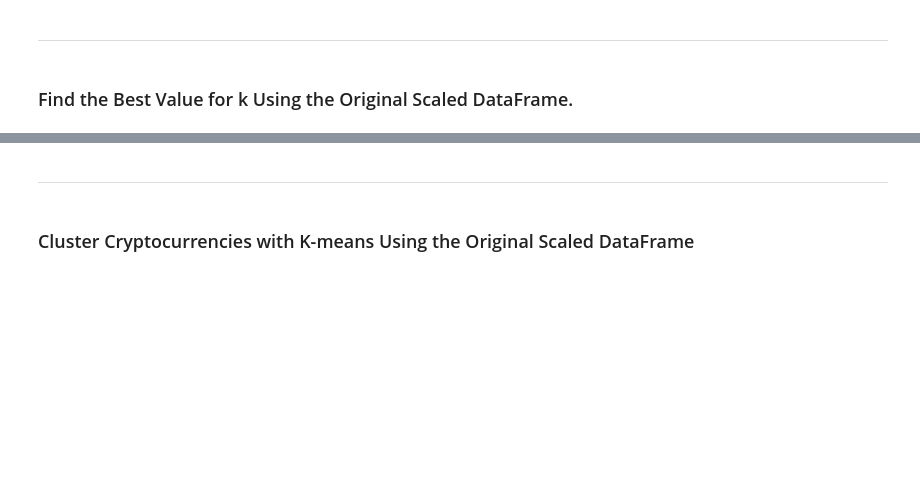
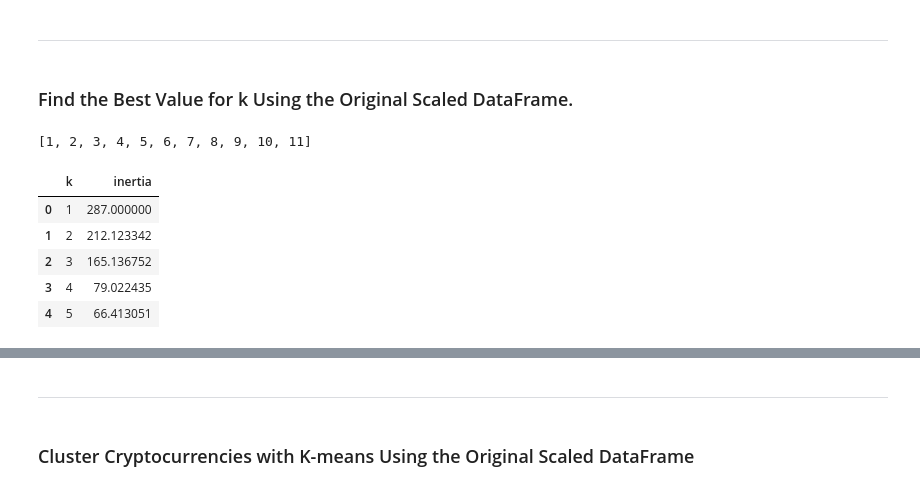
Before and after one commit to katmr27/CryptoClustering, a Jupyter notebook: Starter_Code/Crypto_Clustering_KR.ipynb, the cells around one changed output, grey strips where cells are left out. Drawn from its saved outputs; the diff is of its cells as text; code cells hidden in the pictures; blank space fills up the shorter version.

```diff
--- a/Starter_Code/Crypto_Clustering_KR.ipynb
+++ b/Starter_Code/Crypto_Clustering_KR.ipynb
@@ -103,20 +103,37 @@ df_market_transformed.head()
 ### Find the Best Value for k Using the Original Scaled DataFrame.
 # %%
 # Create a list with the number of k-values from 1 to 11
+k_values = list(range(1, 12))
+print(k_values)
+# %% [output]
+[1, 2, 3, 4, 5, 6, 7, 8, 9, 10, 11]
 # %%
 # Create an empty list to store the inertia values
-
+inertia = []
 
 # Create a for loop to compute the inertia with each possible value of k
 # Inside the loop:
 # 1. Create a KMeans model using the loop counter for the n_clusters
 # 2. Fit the model to the data using `df_market_data_scaled`
 # 3. Append the model.inertia_ to the inertia list
+for i in k_values:
+    k_model = KMeans(n_clusters=i, random_state=1)
+    k_model.fit(df_market_scaled)
+    inertia.append(k_model.inertia_)
 # %%
 # Create a dictionary with the data to plot the Elbow curve
-
+elbow_data = {"k": k_values, "inertia": inertia}
+df_elbow = pd.DataFrame(elbow_data)
 
 # Create a DataFrame with the data to plot the Elbow curve
+df_elbow.head()
+# %% [output]
+|  | k | inertia |
+| 0 | 1 | 287.000000 |
+| 1 | 2 | 212.123342 |
+| 2 | 3 | 165.136752 |
+| 3 | 4 | 79.022435 |
+| 4 | 5 | 66.413051 |
 # %%
 # Plot a line chart with all the inertia values computed with
 # the different values of k to visually identify the optimal value for k.
```
Also changed, not shown: parts of 8 cells of this notebook.
